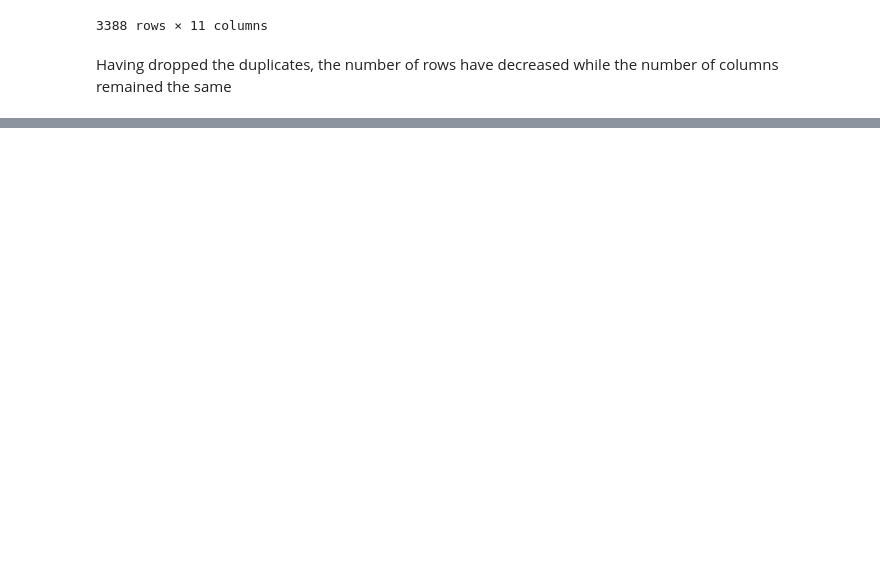
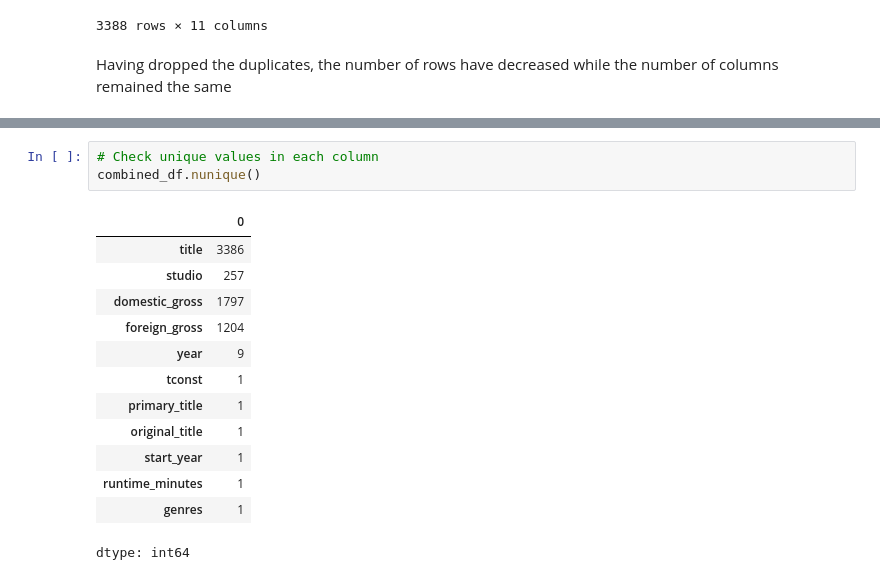
Before and after one commit to Ella244-18/phase-1-project, a Jupyter notebook: student.ipynb, the cells around one changed output, grey strips where cells are left out. Cells and saved outputs as stored; diff of their text form; blank space fills up the shorter version.

```diff
--- a/student.ipynb
+++ b/student.ipynb
@@ -269,0 +278,17 @@ Having dropped the duplicates, the number of rows have decreased while the numbe
+# %%
+# Check unique values in each column
+combined_df.nunique()
+# %% [output]
+|  | 0 |
+| title | 3386 |
+| studio | 257 |
+| domestic_gross | 1797 |
+| foreign_gross | 1204 |
+| year | 9 |
+| tconst | 1 |
+| primary_title | 1 |
+| original_title | 1 |
+| start_year | 1 |
+| runtime_minutes | 1 |
+| genres | 1 |
+dtype: int64
```
Also changed, not shown: parts of 9 cells of this notebook.
